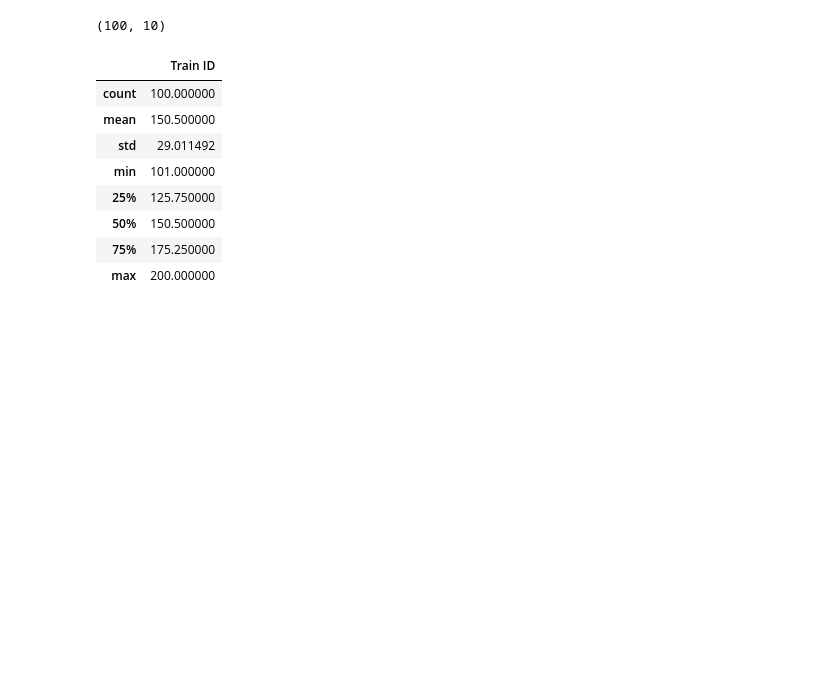
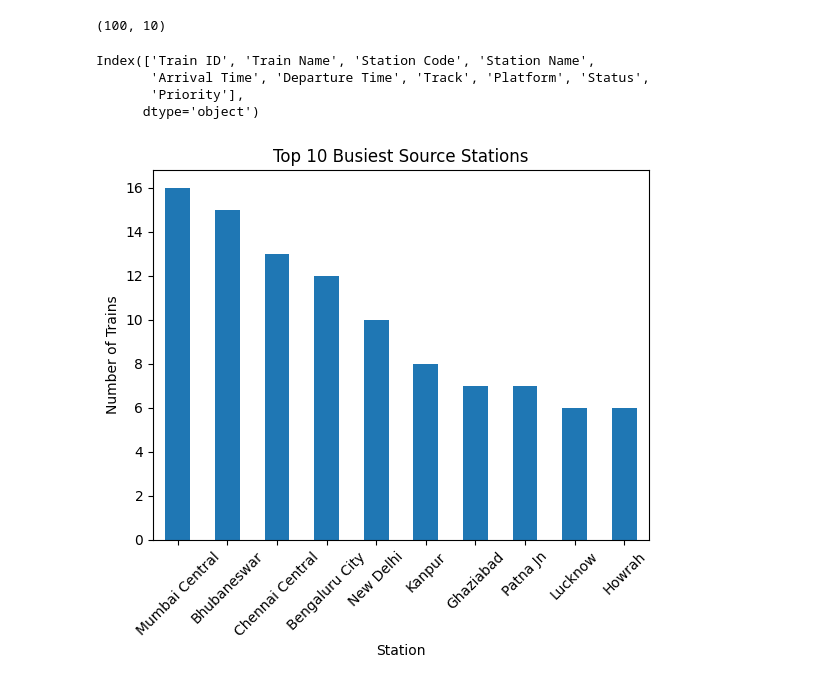
Before and after one commit to Pranjulchaurasiya/DataAnalyticsLab, a Jupyter notebook: DALAB_2.ipynb, the cells around one changed output. Saved outputs shown, nothing was run; the diff lists cells and outputs as text; code cells hidden in the pictures; blank space fills up the shorter version.

```diff
--- a/DALAB_2.ipynb
+++ b/DALAB_2.ipynb
@@ -23,15 +23,3 @@ df.head()
 df.shape
 # %% [output]
 (100, 10)
-# %%
-df.describe()
-# %% [output]
-|  | Train ID |
-| count | 100.000000 |
-| mean | 150.500000 |
-| std | 29.011492 |
-| min | 101.000000 |
-| 25% | 125.750000 |
-| 50% | 150.500000 |
-| 75% | 175.250000 |
-| max | 200.000000 |
@@ -38,2 +28,18 @@ df.describe()
+# %%
+print(df.columns)
+# %% [output]
+Index(['Train ID', 'Train Name', 'Station Code', 'Station Name',
+       'Arrival Time', 'Departure Time', 'Track', 'Platform', 'Status',
+       'Priority'],
+      dtype='object')
+# %%
+df["Station Name"].value_counts().head(10).plot(kind="bar")
+plt.title("Top 10 Busiest Source Stations")
+plt.xlabel("Station")
+plt.ylabel("Number of Trains")
+plt.xticks(rotation=45)
+plt.show()
+# %% [output]
+[figure, added]
 # %%
 df.to_csv("exported_file.csv",index=False)
```
Also changed, not shown: parts of 2 cells of this notebook.
